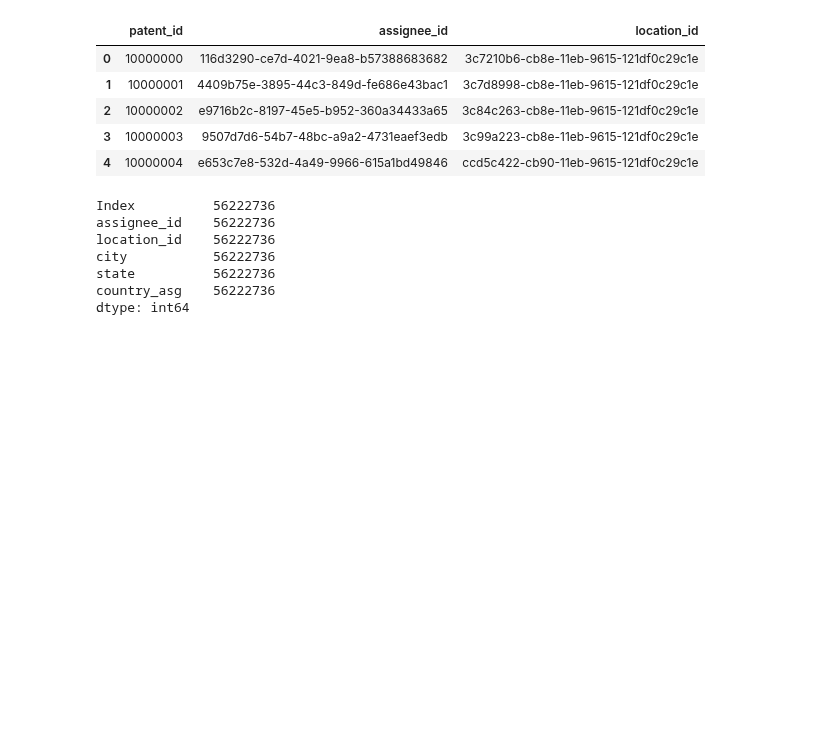
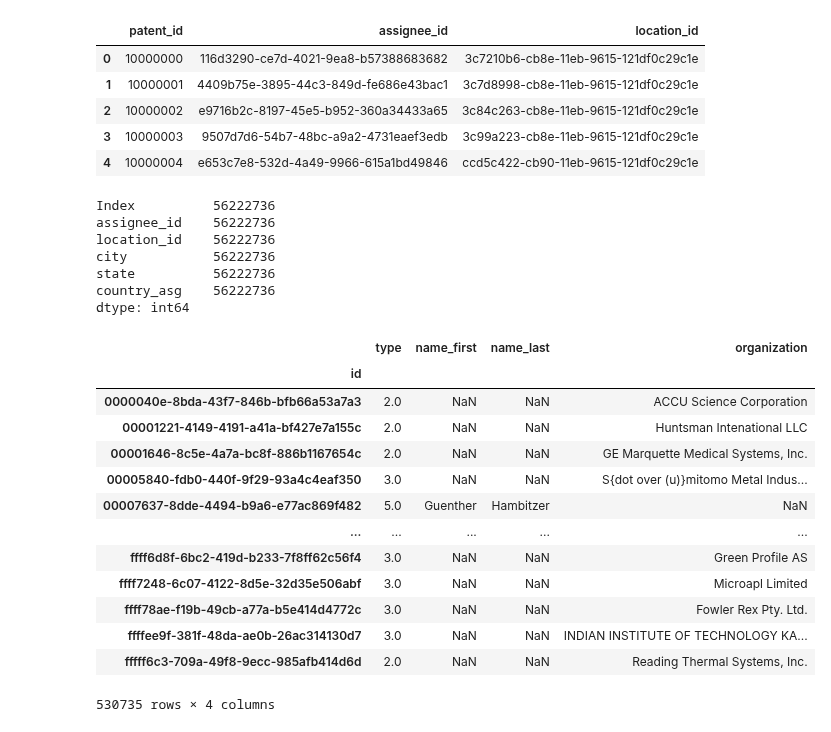
Before and after one commit to rsdias/patent_analysis, a Jupyter notebook: location_assignee.ipynb, the cells around one changed output. Cells and saved outputs as stored; diff of their text form; code cells hidden in the pictures; blank space fills up the shorter version.

```diff
--- a/location_assignee.ipynb
+++ b/location_assignee.ipynb
@@ -57,0 +64,21 @@ dtype: int64
+# %%
+asg='data/assignee.tsv.zip'
+df_asg=pd.read_csv(asg, compression='zip', sep='\t')
+df_asg=df_asg.set_index('id')
+# %%
+df_asg
+# %% [output]
+|  | type | name_first | name_last | organization |
+| id |  |  |  |  |
+| 0000040e-8bda-43f7-846b-bfb66a53a7a3 | 2.0 | NaN | NaN | ACCU Science Corporation |
+| 00001221-4149-4191-a41a-bf427e7a155c | 2.0 | NaN | NaN | Huntsman Intenational LLC |
+| 00001646-8c5e-4a7a-bc8f-886b1167654c | 2.0 | NaN | NaN | GE Marquette Medical Systems, Inc. |
+| 00005840-fdb0-440f-9f29-93a4c4eaf350 | 3.0 | NaN | NaN | S{dot over (u)}mitomo Metal Indus... |
+| 00007637-8dde-4494-b9a6-e77ac869f482 | 5.0 | Guenther | Hambitzer | NaN |
+| ... | ... | ... | ... | ... |
+| ffff6d8f-6bc2-419d-b233-7f8ff62c56f4 | 3.0 | NaN | NaN | Green Profile AS |
+| ffff7248-6c07-4122-8d5e-32d35e506abf | 3.0 | NaN | NaN | Microapl Limited |
+| ffff78ae-f19b-49cb-a77a-b5e414d4772c | 3.0 | NaN | NaN | Fowler Rex Pty. Ltd. |
+| ffffee9f-381f-48da-ae0b-26ac314130d7 | 3.0 | NaN | NaN | INDIAN INSTITUTE OF TECHNOLOGY KA... |
+| fffff6c3-709a-49f8-9ecc-985afb414d6d | 2.0 | NaN | NaN | Reading Thermal Systems, Inc. |
+530735 rows × 4 columns
```
Also changed, not shown: parts of 11 cells of this notebook.
